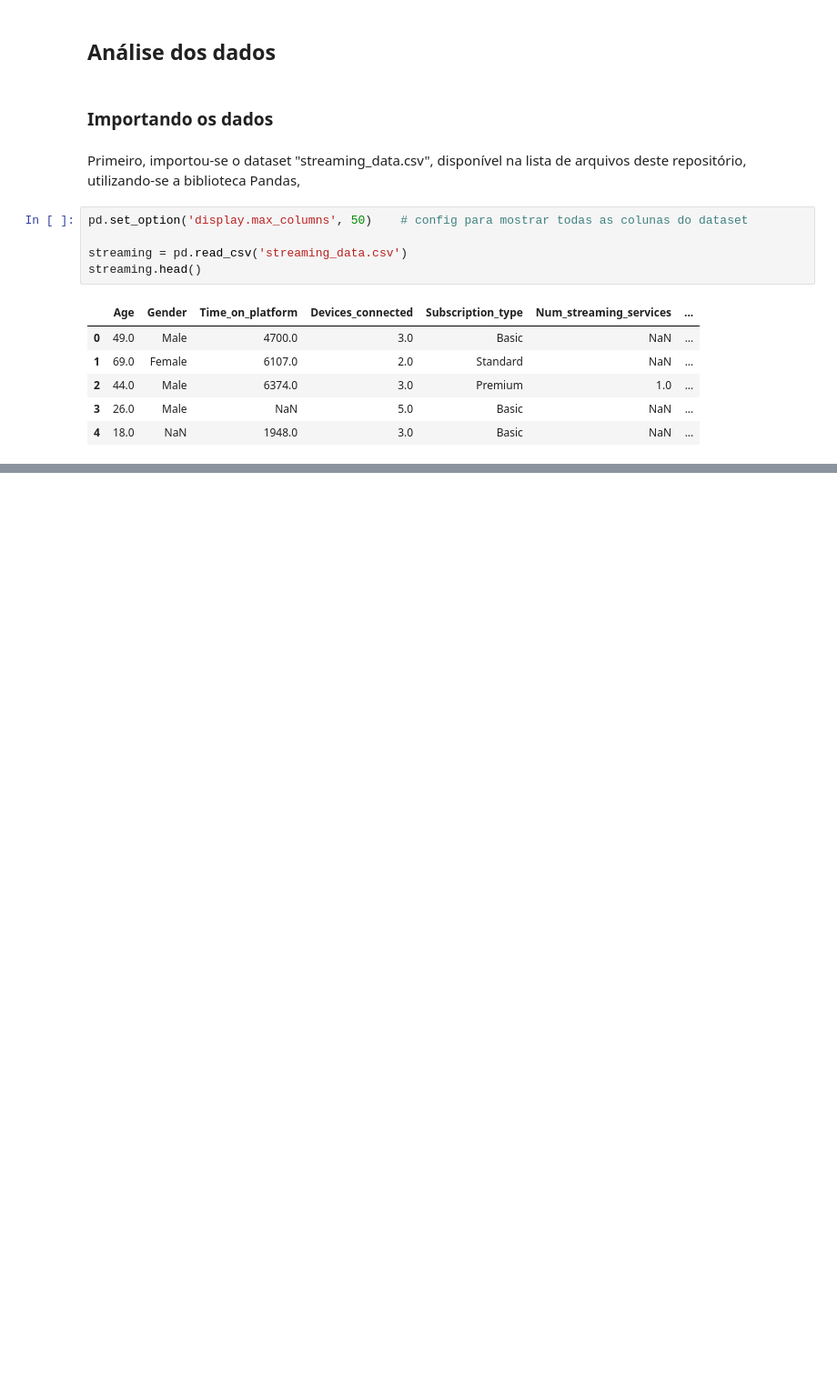
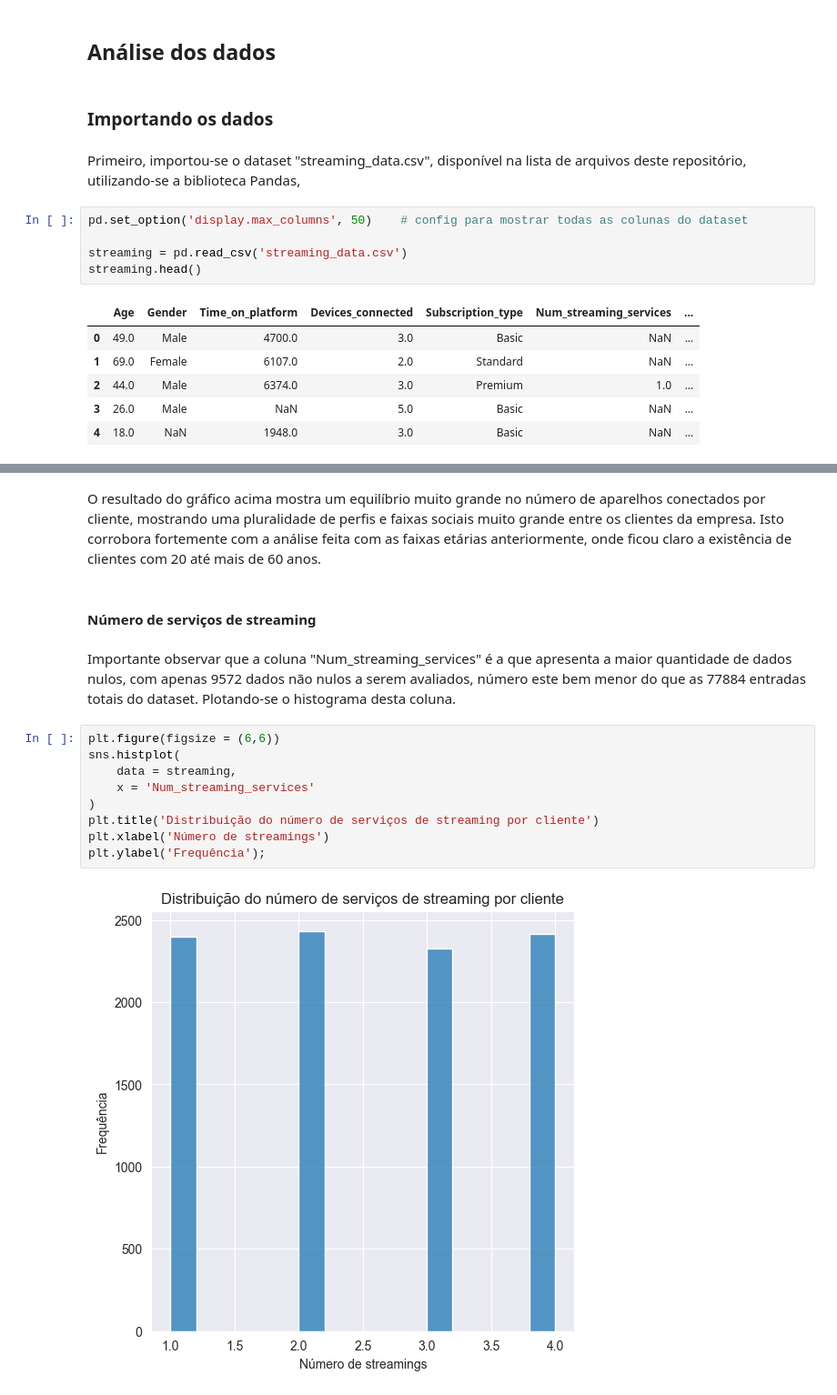
Before and after one commit to rfprates/modelo_classificacao_churn_streaming, a Jupyter notebook: case_classificacao_churn_streaming.ipynb, the cells around one changed output, grey strips where cells are left out. Shown at 91% size. Saved outputs shown, nothing was run; the diff lists cells and outputs as text; blank space fills up the shorter version.

```diff
--- a/case_classificacao_churn_streaming.ipynb
+++ b/case_classificacao_churn_streaming.ipynb
@@ -69,0 +167,17 @@ streaming.head()
+# %% [markdown]
+O resultado do gráfico acima mostra um equilíbrio muito grande no número de aparelhos conectados por cliente, mostrando uma pluralidade de perfis e faixas sociais muito grande entre os clientes da empresa. Isto corrobora fortemente com a análise feita com as faixas etárias anteriormente, onde ficou claro a existência de clientes com 20 até mais de 60 anos.
+# %% [markdown]
+#### Número de serviços de streaming
+# %% [markdown]
+Importante observar que a coluna "Num_streaming_services" é a que apresenta a maior quantidade de dados nulos, com apenas 9572 dados não nulos a serem avaliados, número este bem menor do que as 77884 entradas totais do dataset. Plotando-se o histograma desta coluna.
+# %%
+plt.figure(figsize = (6,6))
+sns.histplot(
+    data = streaming,
+    x = 'Num_streaming_services'
+)
+plt.title('Distribuição do número de serviços de streaming por cliente')
+plt.xlabel('Número de streamings')
+plt.ylabel('Frequência');
+# %% [output]
+[figure, added]
```
Also changed, not shown: parts of 30 cells of this notebook.
